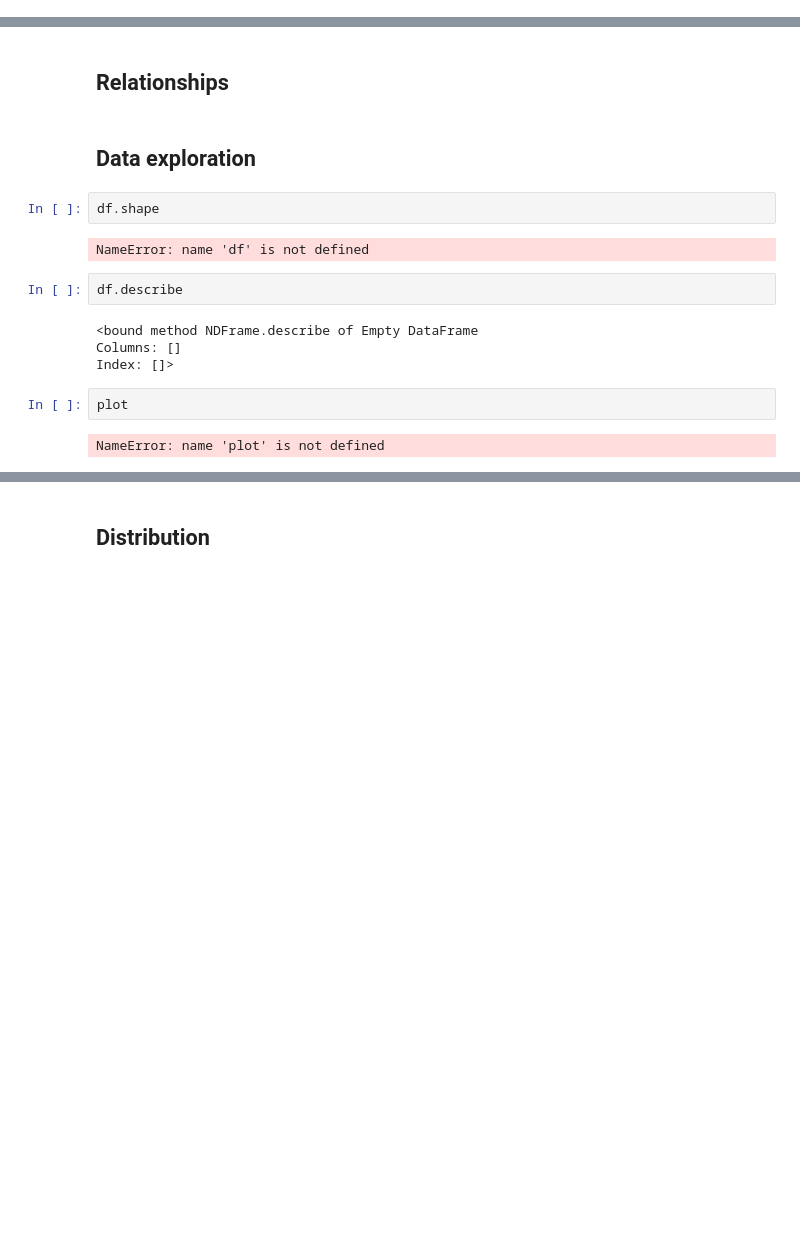
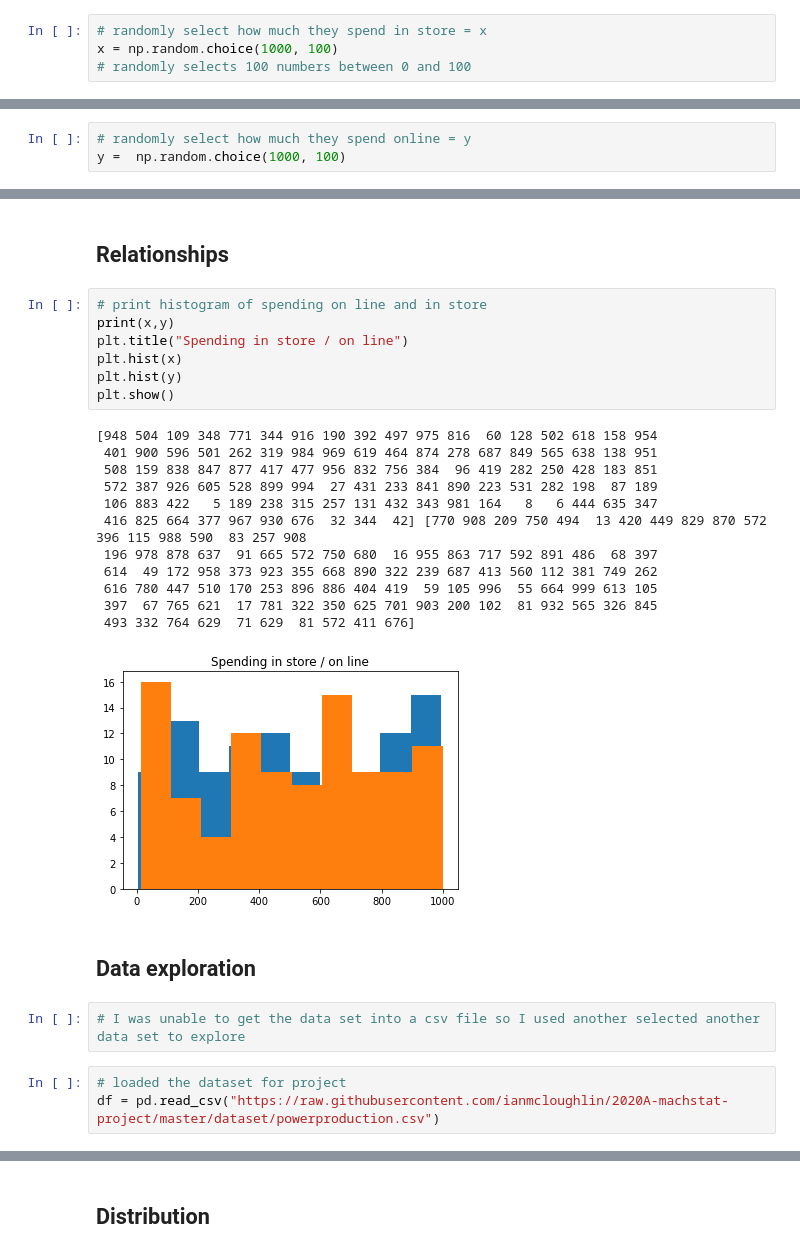
Before and after one commit to caroltreacy/programming-2020-project, a Jupyter notebook: Project 2020.ipynb, the cells around one changed output, grey strips where cells are left out. Cells and saved outputs as stored; diff of their text form; blank space fills up the shorter version.

Commit message:
work on project

```diff
--- a/Project 2020.ipynb
+++ b/Project 2020.ipynb
@@ -141,0 +164,4 @@ y
+# %%
+# randomly select how much they spend in store = x
+x = np.random.choice(1000, 100)
+# randomly selects 100 numbers between 0 and 100
@@ -141,0 +179,3 @@ y
+# %%
+# randomly select how much they spend online = y
+y =  np.random.choice(1000, 100)
@@ -319,19 +371,30 @@ c.fetchall()
  (347, '31/10/20', 'Helen Jones', 'Cork', '€75.39', '€24.99')]
 # %% [markdown]
 ## Relationships
+# %%
+# print histogram of spending on line and in store
+print(x,y)
+plt.title("Spending in store / on line")
+plt.hist(x)
+plt.hist(y)
+plt.show()
+# %% [output]
+[948 504 109 348 771 344 916 190 392 497 975 816  60 128 502 618 158 954
+ 401 900 596 501 262 319 984 969 619 464 874 278 687 849 565 638 138 951
+ 508 159 838 847 877 417 477 956 832 756 384  96 419 282 250 428 183 851
+ 572 387 926 605 528 899 994  27 431 233 841 890 223 531 282 198  87 189
+ 106 883 422   5 189 238 315 257 131 432 343 981 164   8   6 444 635 347
+ 416 825 664 377 967 930 676  32 344  42] [770 908 209 750 494  13 420 449 829 870 572 396 115 988 590  83 257 908
+ 196 978 878 637  91 665 572 750 680  16 955 863 717 592 891 486  68 397
+ 614  49 172 958 373 923 355 668 890 322 239 687 413 560 112 381 749 262
+ 616 780 447 510 170 253 896 886 404 419  59 105 996  55 664 999 613 105
+ 397  67 765 621  17 781 322 350 625 701 903 200 102  81 932 565 326 845
+ 493 332 764 629  71 629  81 572 411 676]
+[figure, added]
 # %% [markdown]
 ## Data exploration
-# %%
-df.shape
-# %% [output]
-NameError: name 'df' is not defined
-# %%
-df.describe
-# %% [output]
-<bound method NDFrame.describe of Empty DataFrame
-Columns: []
-Index: []>
-# %%
-plot
-# %% [output]
-NameError: name 'plot' is not defined
+# %%
+# I was unable to get the data set into a csv file so I used another selected another data set to explore
+# %%
+# loaded the dataset for project
+df = pd.read_csv("https://raw.githubusercontent.com/ianmcloughlin/2020A-machstat-project/master/dataset/powerproduction.csv")
```
Also changed, not shown: parts of 22 cells of this notebook, 4 other files.
